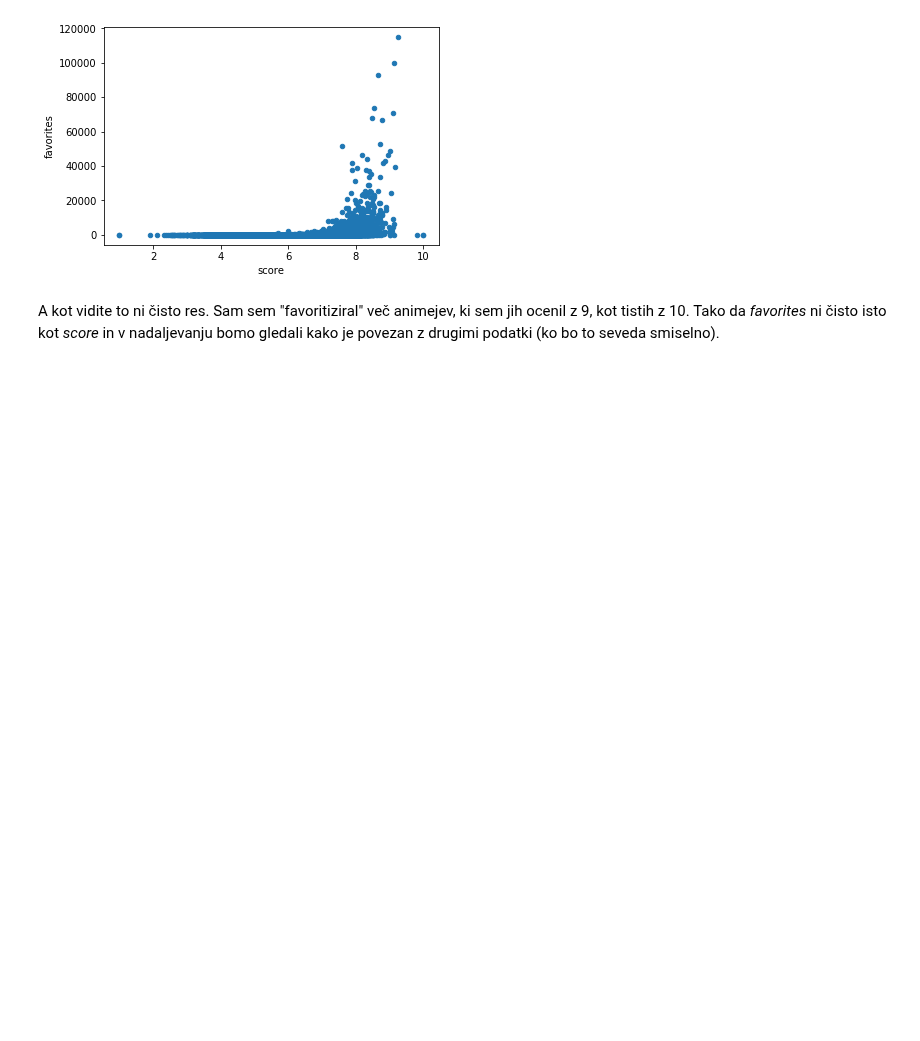
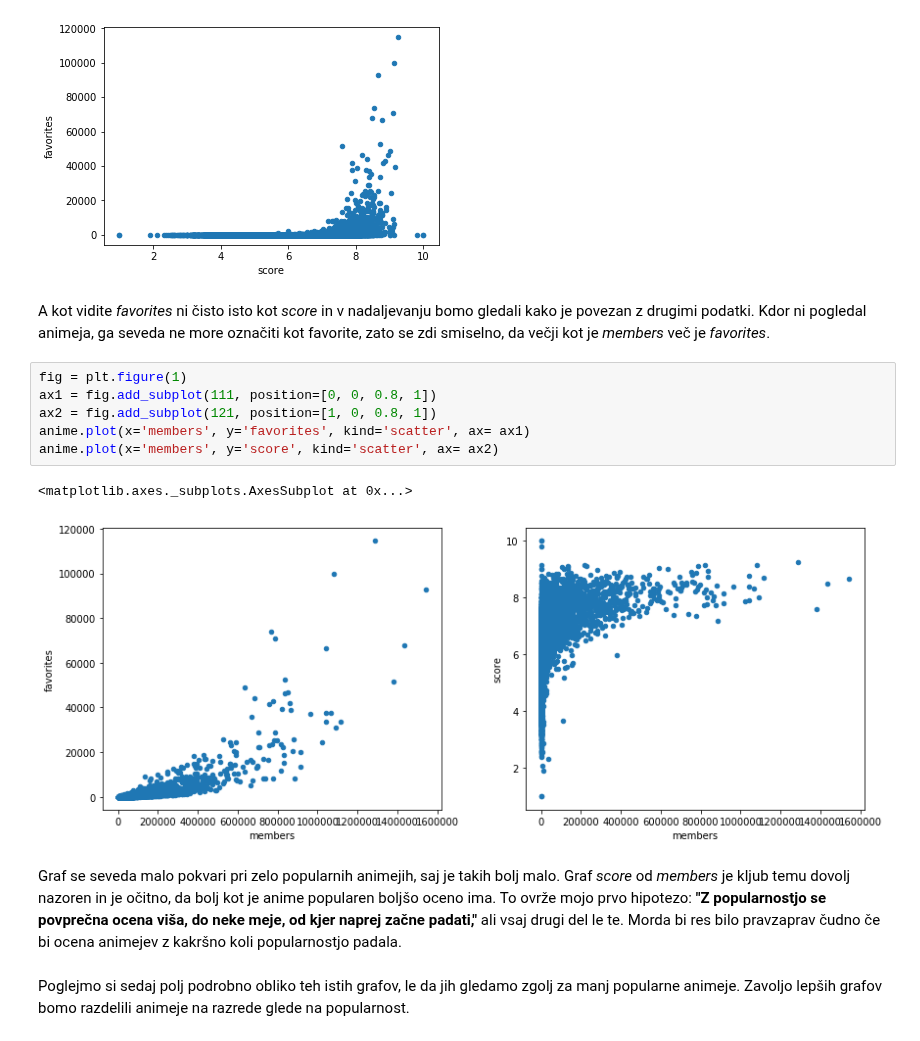
Before and after one commit to DanielVitas/projektna-naloga-programiranje-1, a Jupyter notebook: animenotebook.ipynb, the cells around one changed output. Saved outputs shown, nothing was run; the diff lists cells and outputs as text; blank space fills up the shorter version.

```diff
--- a/animenotebook.ipynb
+++ b/animenotebook.ipynb
@@ -76,4 +81,17 @@ anime.plot.scatter(x='score', y='favorites')
 <matplotlib.axes._subplots.AxesSubplot at 0x...>
 [figure]
 # %% [markdown]
-A kot vidite to ni čisto res. Sam sem "favoritiziral" več animejev, ki sem jih ocenil z 9, kot tistih z 10. Tako da *favorites* ni čisto isto kot *score* in v nadaljevanju bomo gledali kako je povezan z drugimi podatki (ko bo to seveda smiselno).
+A kot vidite *favorites* ni čisto isto kot *score* in v nadaljevanju bomo gledali kako je povezan z drugimi podatki. Kdor ni pogledal animeja, ga seveda ne more označiti kot favorite, zato se zdi smiselno, da večji kot je *members* več je *favorites*.
+# %%
+fig = plt.figure(1)
+ax1 = fig.add_subplot(111, position=[0, 0, 0.8, 1])
+ax2 = fig.add_subplot(121, position=[1, 0, 0.8, 1])
+anime.plot(x='members', y='favorites', kind='scatter', ax= ax1)
+anime.plot(x='members', y='score', kind='scatter', ax= ax2)
+# %% [output]
+<matplotlib.axes._subplots.AxesSubplot at 0x...>
+[figure, added]
+# %% [markdown]
+Graf se seveda malo pokvari pri zelo popularnih animejih, saj je takih bolj malo. Graf *score* od *members* je kljub temu dovolj nazoren in je očitno, da bolj kot je anime popularen boljšo oceno ima. To ovrže mojo prvo hipotezo: **"Z popularnostjo se povprečna ocena viša, do neke meje, od kjer naprej začne padati,"** ali vsaj drugi del le te. Morda bi res bilo pravzaprav čudno če bi ocena animejev z kakršno koli popularnostjo padala.
+# %% [markdown]
+Poglejmo si sedaj polj podrobno obliko teh istih grafov, le da jih gledamo zgolj za manj popularne animeje. Zavoljo lepših grafov bomo razdelili animeje na razrede glede na popularnost.
```
Also changed, not shown: parts of 40 cells of this notebook.
